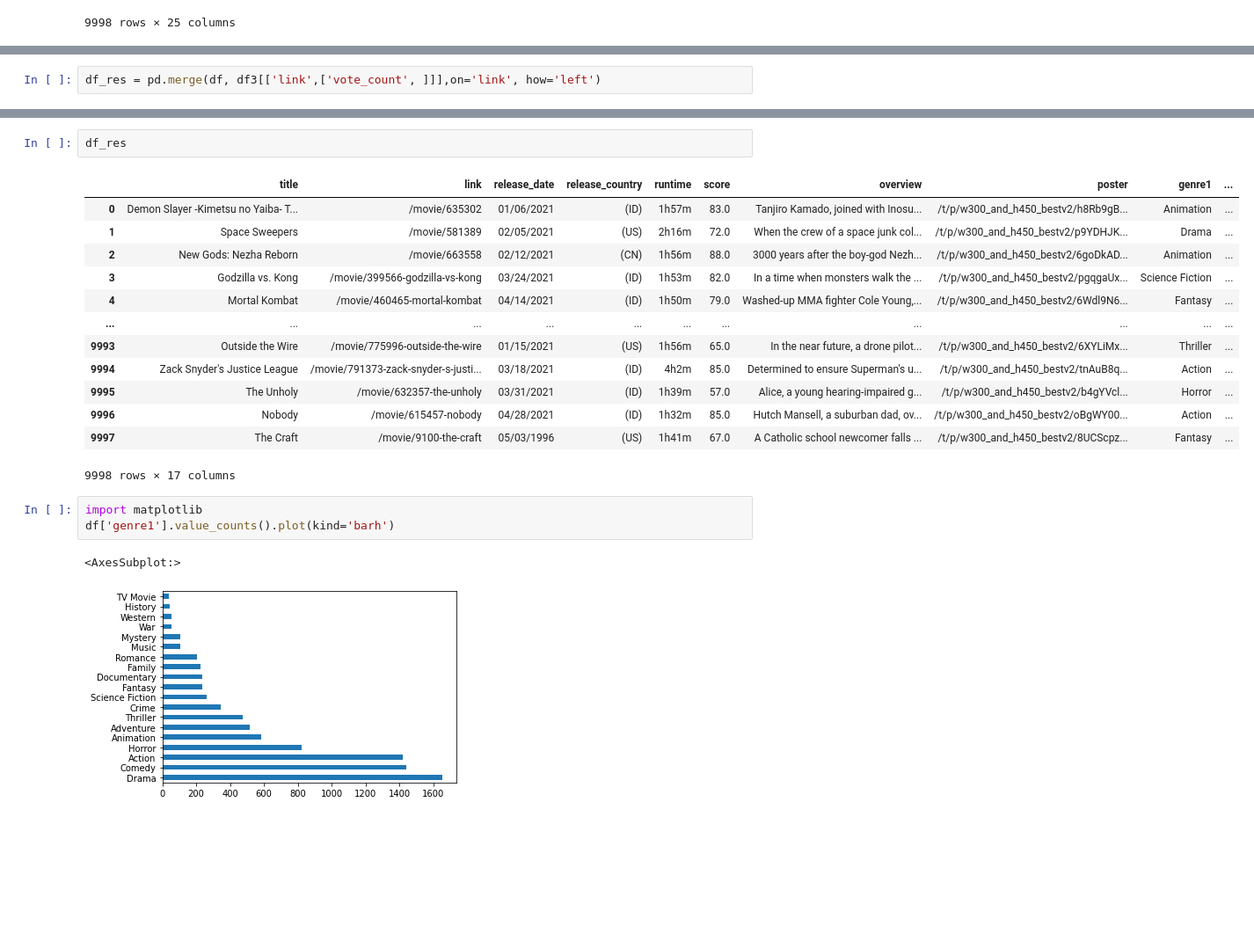
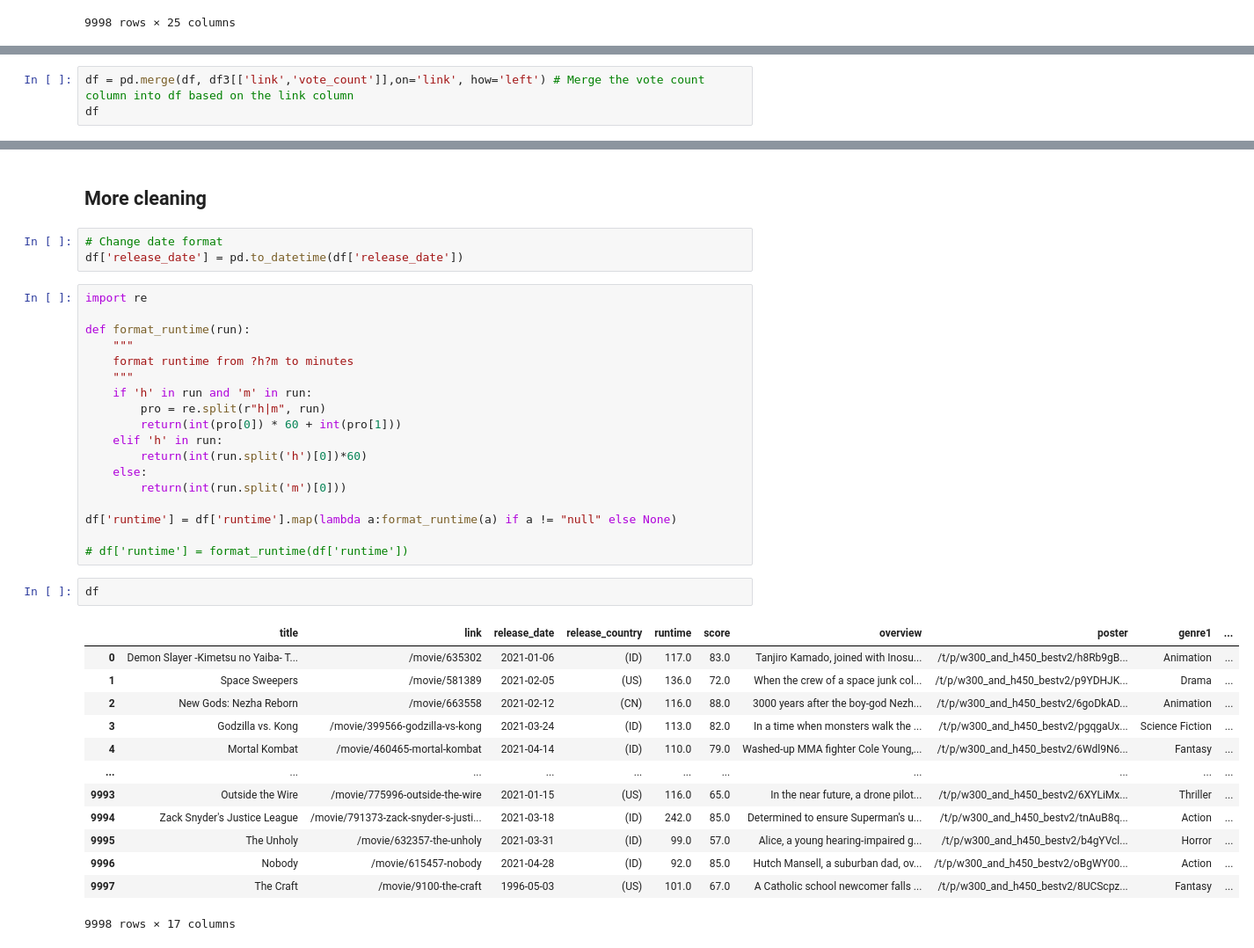
Before and after one commit to Ndhel97/TMDB_Movies_Data_Analysis, a Jupyter notebook: tmdb_movies_data_analysis.ipynb, the cells around one changed output, grey strips where cells are left out. Shown: that part at 88% size. Drawn from its saved outputs; the diff is of its cells as text; blank space fills up the shorter version.

Commit message:
format date and runtime columns

```diff
--- a/tmdb_movies_data_analysis.ipynb
+++ b/tmdb_movies_data_analysis.ipynb
@@ -189,2 +172,3 @@ df3
 # %%
-df_res = pd.merge(df, df3[['link',['vote_count', ]]],on='link', how='left')
+df = pd.merge(df, df3[['link','vote_count']],on='link', how='left') # Merge the vote count column into df based on the link column
+df
@@ -191,22 +189,39 @@ df_res = pd.merge(df, df3[['link',['vote_count', ]]],on='link', how='left')
-# %%
-df_res
-# %% [output]
-|  | title | link | release_date | release_country | runtime | score | overview | poster | genre1 | ... |
-| 0 | Demon Slayer -Kimetsu no Yaiba- T... | /movie/635302 | 01/06/2021 | (ID) | 1h57m | 83.0 | Tanjiro Kamado, joined with Inosu... | /t/p/w300_and_h450_bestv2/h8Rb9gB... | Animation | ... |
-| 1 | Space Sweepers | /movie/581389 | 02/05/2021 | (US) | 2h16m | 72.0 | When the crew of a space junk col... | /t/p/w300_and_h450_bestv2/p9YDHJK... | Drama | ... |
-| 2 | New Gods: Nezha Reborn | /movie/663558 | 02/12/2021 | (CN) | 1h56m | 88.0 | 3000 years after the boy-god Nezh... | /t/p/w300_and_h450_bestv2/6goDkAD... | Animation | ... |
-| 3 | Godzilla vs. Kong | /movie/399566-godzilla-vs-kong | 03/24/2021 | (ID) | 1h53m | 82.0 | In a time when monsters walk the ... | /t/p/w300_and_h450_bestv2/pgqgaUx... | Science Fiction | ... |
-| 4 | Mortal Kombat | /movie/460465-mortal-kombat | 04/14/2021 | (ID) | 1h50m | 79.0 | Washed-up MMA fighter Cole Young,... | /t/p/w300_and_h450_bestv2/6Wdl9N6... | Fantasy | ... |
-| ... | ... | ... | ... | ... | ... | ... | ... | ... | ... | ... |
-| 9993 | Outside the Wire | /movie/775996-outside-the-wire | 01/15/2021 | (US) | 1h56m | 65.0 | In the near future, a drone pilot... | /t/p/w300_and_h450_bestv2/6XYLiMx... | Thriller | ... |
-| 9994 | Zack Snyder's Justice League | /movie/791373-zack-snyder-s-justi... | 03/18/2021 | (ID) | 4h2m | 85.0 | Determined to ensure Superman's u... | /t/p/w300_and_h450_bestv2/tnAuB8q... | Action | ... |
-| 9995 | The Unholy | /movie/632357-the-unholy | 03/31/2021 | (ID) | 1h39m | 57.0 | Alice, a young hearing-impaired g... | /t/p/w300_and_h450_bestv2/b4gYVcl... | Horror | ... |
-| 9996 | Nobody | /movie/615457-nobody | 04/28/2021 | (ID) | 1h32m | 85.0 | Hutch Mansell, a suburban dad, ov... | /t/p/w300_and_h450_bestv2/oBgWY00... | Action | ... |
-| 9997 | The Craft | /movie/9100-the-craft | 05/03/1996 | (US) | 1h41m | 67.0 | A Catholic school newcomer falls ... | /t/p/w300_and_h450_bestv2/8UCScpz... | Fantasy | ... |
-9998 rows × 17 columns
-# %%
-import matplotlib
-df['genre1'].value_counts().plot(kind='barh')
-# %% [output]
-<AxesSubplot:>
-[figure, removed]
+# %% [markdown]
+## More cleaning
+# %%
+# Change date format
+df['release_date'] = pd.to_datetime(df['release_date'])
+# %%
+import re
+
+def format_runtime(run):
+    """
+    format runtime from ?h?m to minutes
+    """
+    if 'h' in run and 'm' in run:
+        pro = re.split(r"h|m", run)
+        return(int(pro[0]) * 60 + int(pro[1]))
+    elif 'h' in run:
+        return(int(run.split('h')[0])*60)
+    else:
+        return(int(run.split('m')[0]))
+
+df['runtime'] = df['runtime'].map(lambda a:format_runtime(a) if a != "null" else None)
+
+# df['runtime'] = format_runtime(df['runtime'])
+# %%
+df
+# %% [output]
+|  | title | link | release_date | release_country | runtime | score | overview | poster | genre1 | ... |
+| 0 | Demon Slayer -Kimetsu no Yaiba- T... | /movie/635302 | 2021-01-06 | (ID) | 117.0 | 83.0 | Tanjiro Kamado, joined with Inosu... | /t/p/w300_and_h450_bestv2/h8Rb9gB... | Animation | ... |
+| 1 | Space Sweepers | /movie/581389 | 2021-02-05 | (US) | 136.0 | 72.0 | When the crew of a space junk col... | /t/p/w300_and_h450_bestv2/p9YDHJK... | Drama | ... |
+| 2 | New Gods: Nezha Reborn | /movie/663558 | 2021-02-12 | (CN) | 116.0 | 88.0 | 3000 years after the boy-god Nezh... | /t/p/w300_and_h450_bestv2/6goDkAD... | Animation | ... |
+| 3 | Godzilla vs. Kong | /movie/399566-godzilla-vs-kong | 2021-03-24 | (ID) | 113.0 | 82.0 | In a time when monsters walk the ... | /t/p/w300_and_h450_bestv2/pgqgaUx... | Science Fiction | ... |
+| 4 | Mortal Kombat | /movie/460465-mortal-kombat | 2021-04-14 | (ID) | 110.0 | 79.0 | Washed-up MMA fighter Cole Young,... | /t/p/w300_and_h450_bestv2/6Wdl9N6... | Fantasy | ... |
+| ... | ... | ... | ... | ... | ... | ... | ... | ... | ... | ... |
+| 9993 | Outside the Wire | /movie/775996-outside-the-wire | 2021-01-15 | (US) | 116.0 | 65.0 | In the near future, a drone pilot... | /t/p/w300_and_h450_bestv2/6XYLiMx... | Thriller | ... |
+| 9994 | Zack Snyder's Justice League | /movie/791373-zack-snyder-s-justi... | 2021-03-18 | (ID) | 242.0 | 85.0 | Determined to ensure Superman's u... | /t/p/w300_and_h450_bestv2/tnAuB8q... | Action | ... |
+| 9995 | The Unholy | /movie/632357-the-unholy | 2021-03-31 | (ID) | 99.0 | 57.0 | Alice, a young hearing-impaired g... | /t/p/w300_and_h450_bestv2/b4gYVcl... | Horror | ... |
+| 9996 | Nobody | /movie/615457-nobody | 2021-04-28 | (ID) | 92.0 | 85.0 | Hutch Mansell, a suburban dad, ov... | /t/p/w300_and_h450_bestv2/oBgWY00... | Action | ... |
+| 9997 | The Craft | /movie/9100-the-craft | 1996-05-03 | (US) | 101.0 | 67.0 | A Catholic school newcomer falls ... | /t/p/w300_and_h450_bestv2/8UCScpz... | Fantasy | ... |
+9998 rows × 17 columns
```
Also changed, not shown: parts of 4 cells of this notebook.
